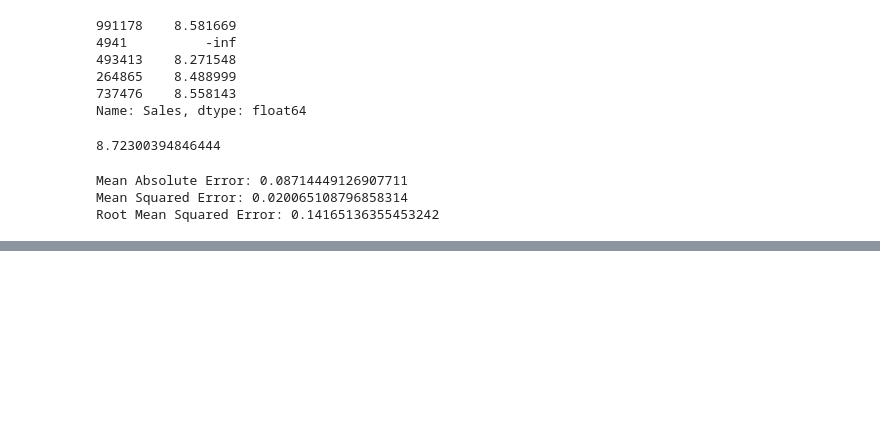
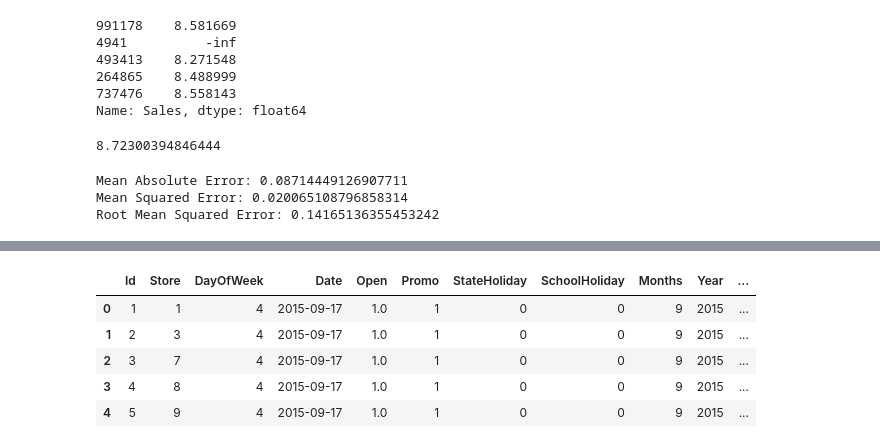
Before and after one commit to Davidelvis/Machine_Hotshots, a Jupyter notebook: notebook/Sales_prediction_rofiah.ipynb, the cells around one changed output, grey strips where cells are left out. Cells and saved outputs as stored; diff of their text form; code cells hidden in the pictures; blank space fills up the shorter version.

```diff
--- a/notebook/Sales_prediction_rofiah.ipynb
+++ b/notebook/Sales_prediction_rofiah.ipynb
@@ -493,0 +463,3 @@ plt.show()
+# %%
+test = pd.read_csv(r"C:\Users\HP\Desktop\CV, P.Statement and others\10 Academy\week 5\test.csv\test.csv", parse_dates=['Date'])
+store = pd.read_csv(r"C:\Users\HP\Desktop\CV, P.Statement and others\10 Academy\week 5\store.csv")
@@ -493,0 +478,16 @@ plt.show()
+# %%
+test.fillna(1, inplace = True)
+# %%
+test['Months']=test.Date.dt.month
+test['Year']=test.Date.dt.year
+test['week']=test.Date.dt.week
+test['weekday']=test.Date.dt.weekday
+# %%
+test.head()
+# %% [output]
+|  | Id | Store | DayOfWeek | Date | Open | Promo | StateHoliday | SchoolHoliday | Months | Year | ... |
+| 0 | 1 | 1 | 4 | 2015-09-17 | 1.0 | 1 | 0 | 0 | 9 | 2015 | ... |
+| 1 | 2 | 3 | 4 | 2015-09-17 | 1.0 | 1 | 0 | 0 | 9 | 2015 | ... |
+| 2 | 3 | 7 | 4 | 2015-09-17 | 1.0 | 1 | 0 | 0 | 9 | 2015 | ... |
+| 3 | 4 | 8 | 4 | 2015-09-17 | 1.0 | 1 | 0 | 0 | 9 | 2015 | ... |
+| 4 | 5 | 9 | 4 | 2015-09-17 | 1.0 | 1 | 0 | 0 | 9 | 2015 | ... |
```
Also changed, not shown: parts of 37 cells of this notebook.
